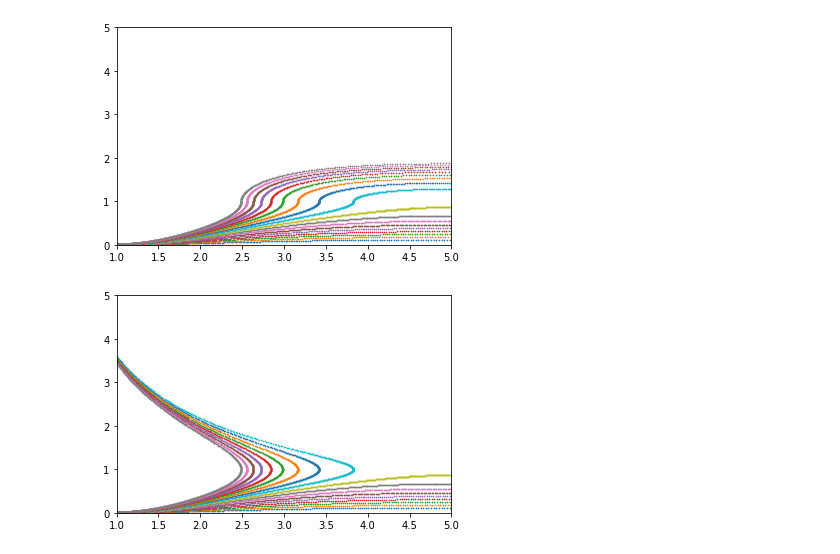
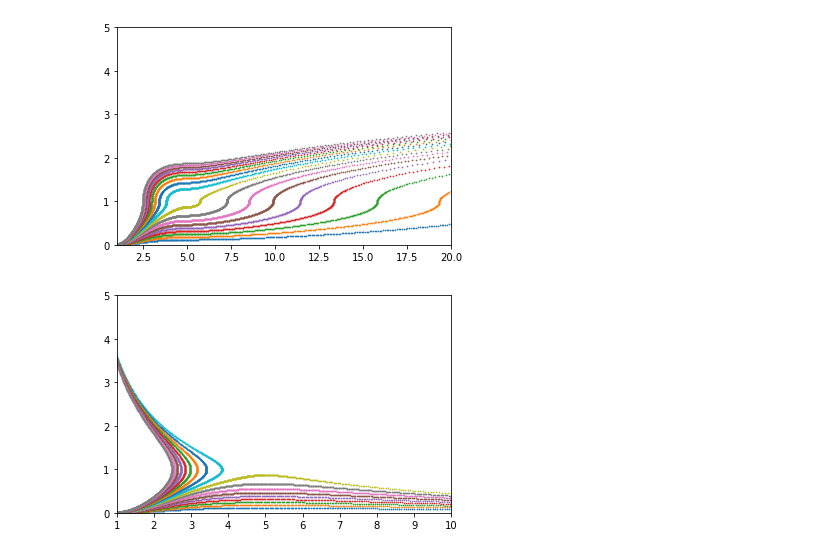
Before and after one commit to bnevs88/neutrino-winds, a Jupyter notebook: neutrino-winds/DE_Solver.ipynb, the cells around one changed output. Saved outputs shown, nothing was run; the diff lists cells and outputs as text; code cells hidden in the pictures.

```diff
--- a/neutrino-winds/DE_Solver.ipynb
+++ b/neutrino-winds/DE_Solver.ipynb
@@ -235,8 +368,8 @@ def findV0(guess):
 # %%
-makePlots(.001,.01,.0005,AV=True);
+makePlots(.001,.01,.0005,True,20,5);
 # %% [output]
-[figure, old version]
+[figure, new version]
 # %%
-makePlots(.001,.01,.0005,AV=False);
+makePlots(.001,.01,.0005,False,10,5);
 # %% [output]
-[figure, old version]
+[figure, new version]
```
Also changed, not shown: parts of 5 cells of this notebook.
